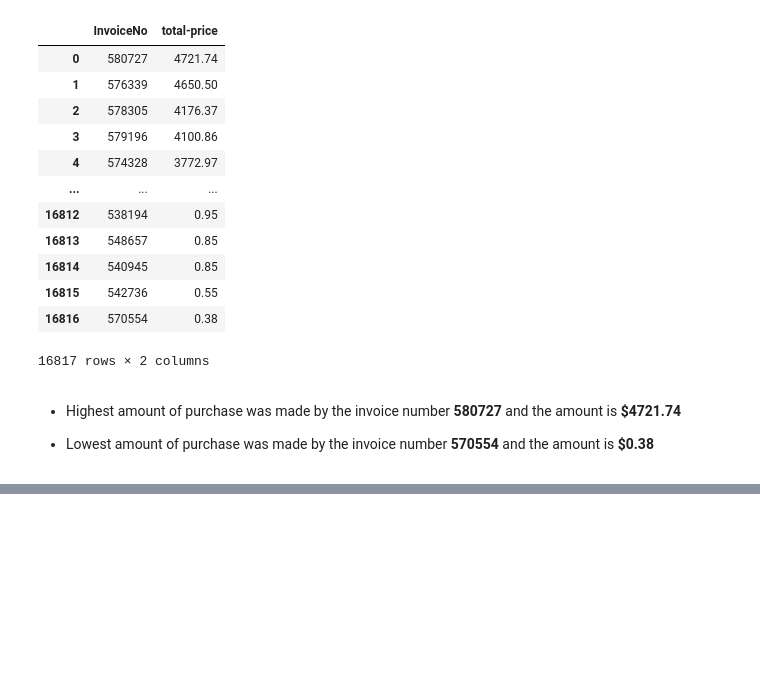
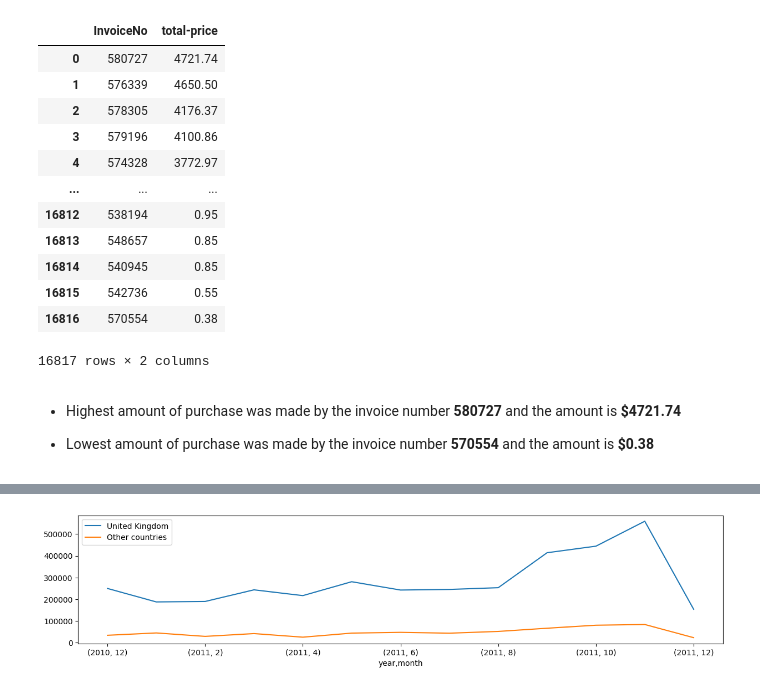
Before and after one commit to sanhiitaa/customer-segmentation-rfm-analysis, a Jupyter notebook: customer_segmentation.ipynb, the cells around one changed output, grey strips where cells are left out. Cells and saved outputs as stored; diff of their text form; code cells hidden in the pictures; blank space fills up the shorter version.

```diff
--- a/customer_segmentation.ipynb
+++ b/customer_segmentation.ipynb
@@ -385,0 +457,10 @@ inv
+# %%
+# converting datatype for InvoiceDate to datetime
+df['InvoiceDate']=pd.to_datetime(df['InvoiceDate'])
+
+# making separate columns for time values
+df['month']=df['InvoiceDate'].dt.month
+df['year']=df['InvoiceDate'].dt.year
+df['day'] = df['InvoiceDate'].dt.day
+df['hour'] = df['InvoiceDate'].dt.hour
+df['day_of_week'] = df['InvoiceDate'].dt.dayofweek
@@ -385,0 +476,8 @@ inv
+# %%
+plt.figure(figsize=(15,3))
+a=df[df.Country=='United Kingdom'].groupby(['year','month'])['total-price'].sum().plot(kind='line', label='United Kingdom')
+b=df[df.Country!='United Kingdom'].groupby(['year','month'])['total-price'].sum().plot(kind='line', label='Other countries')
+
+plt.legend();
+# %% [output]
+[figure, added]
```
Also changed, not shown: parts of 16 cells of this notebook.
